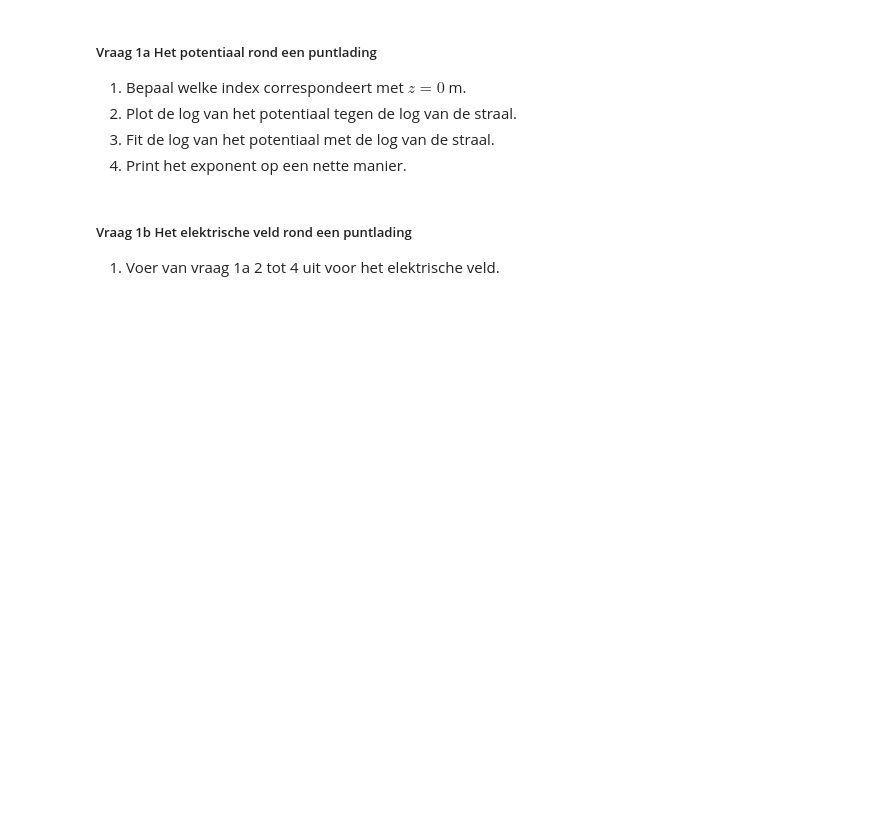
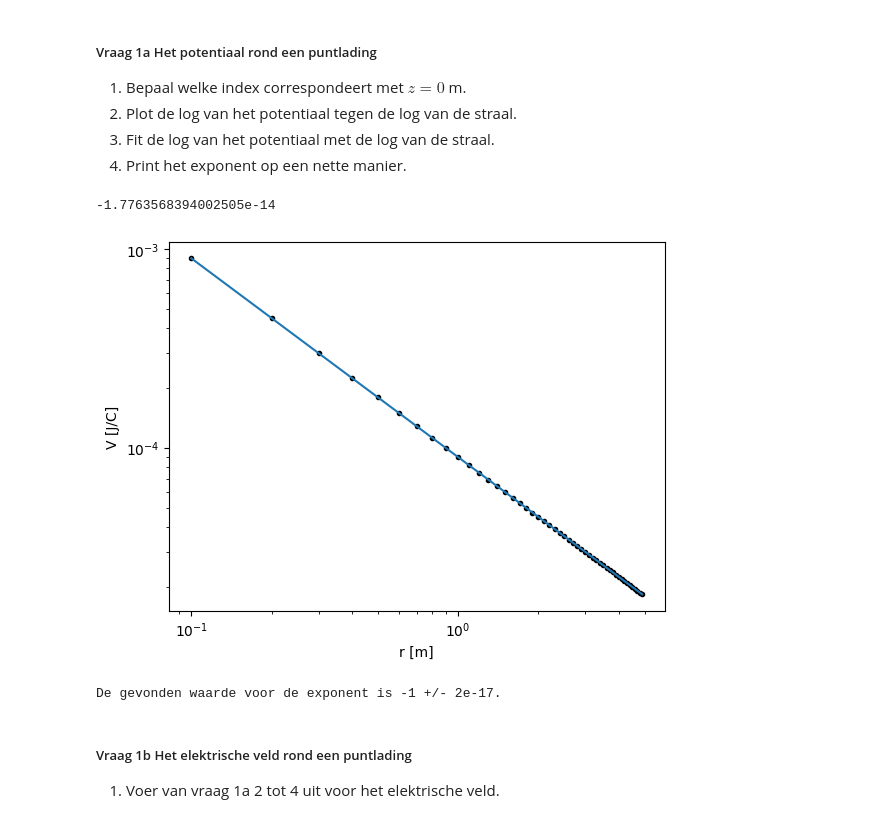
Before and after one commit to FS314159265358979323846264338/opdrachten-DEF-D, a Jupyter notebook: DigitaleOntwerpopdrachten/1CondensatorOpdracht/CondensatorOntwerpopdracht.ipynb, the cells around one changed output. Saved outputs shown, nothing was run; the diff lists cells and outputs as text; code cells hidden in the pictures; blank space fills up the shorter version.

```diff
--- a/DigitaleOntwerpopdrachten/1CondensatorOpdracht/CondensatorOntwerpopdracht.ipynb
+++ b/DigitaleOntwerpopdrachten/1CondensatorOpdracht/CondensatorOntwerpopdracht.ipynb
@@ -90,7 +90,31 @@ plot_results_pt_charge_at_origin(Ez, Er, normE, V, r, z, grid_step)
 # %%
 ###
 ###Hier jouw code###
+# 1 op index 50.
+print(z[50])
+#2-4:
+
+def V_r(x,a,n):
+    return a*x**n
+
+val1a,cov1a = curve_fit(V_r,r[1:],V[50,1:])
+
+n_err = np.sqrt(np.diag(cov1a))[1]
+exp_n = val1a[1]
+plt.figure()
+plt.loglog()
+plt.plot(r,V[50],'k.')
+plt.plot(r,V_r(r,*val1a))
+plt.xlabel('r [m]')
+plt.ylabel('V [J/C]')
+plt.show()
+
+print("De gevonden waarde voor de exponent is %d +/- %.0e." % (val1a[1],n_err))
 ###
+# %% [output]
+-1.7763568394002505e-14
+[figure, added]
+De gevonden waarde voor de exponent is -1 +/- 2e-17.
 # %% [markdown]
 ##### Vraag 1b Het elektrische veld rond een puntlading
 1. Voer van vraag 1a 2 tot 4 uit voor het elektrische veld.
```
Also changed, not shown: parts of 3 cells of this notebook.
